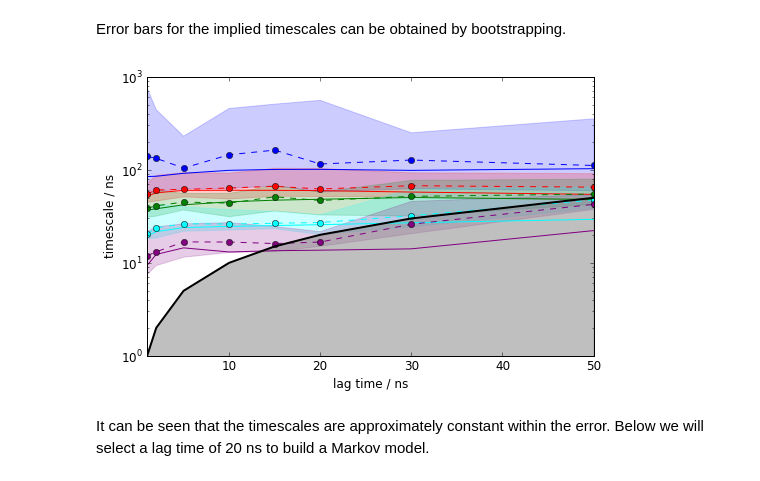
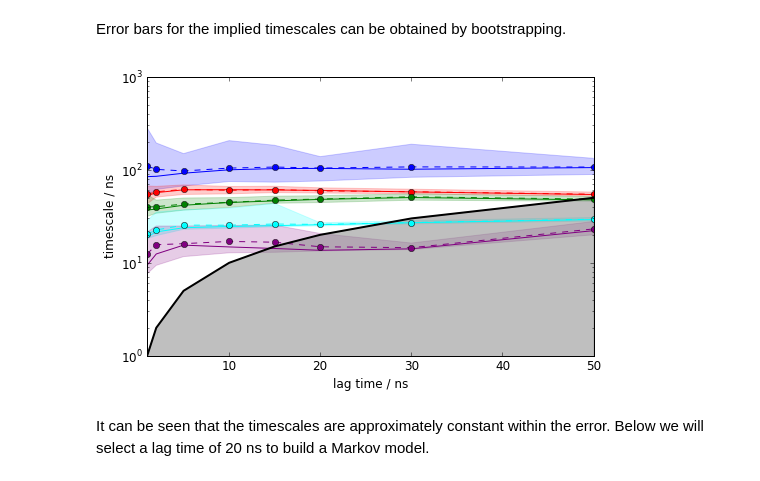
Before and after one commit to markovmodel/PyEMMA_IPython, a Jupyter notebook: md2msm_penta_peptide/md2msm_penta_peptide.ipynb, the cells around one changed output. Drawn from its saved outputs; the diff is of its cells as text; code cells hidden in the pictures.

```diff
--- a/md2msm_penta_peptide/md2msm_penta_peptide.ipynb
+++ b/md2msm_penta_peptide/md2msm_penta_peptide.ipynb
@@ -24,6 +24,13 @@ Now we import the PyEMMA modules required for the following steps.
 import pyemma.coordinates as coor
 import pyemma.msm as msm
 import pyemma.plots as mpl
+# %%
+def save_figure(name):
+    # change these if wanted
+    do_save = True
+    fig_dir = '/Users/noe/data/papers/EMMA2/figs/penta_peptide/'
+    if do_save:
+        savefig(fig_dir + name, bbox_inches='tight')
 # %% [markdown]
 Load pentapeptide coordinates and select features
 ------
@@ -202,8 +207,11 @@ its.bootstrap(nsample=25)
+# %%
+its = msm.timescales_msm(dtrajs, lags=lags, nits=5, errors='bayes')
 # %%
 mpl.plot_implied_timescales(its, ylog=True, units='ns')
 ylim(1,1000);
+save_figure('its.png')
 # %% [output]
-[figure, old version]
+[figure, new version]
 # %% [markdown]
 It can be seen that the timescales are approximately constant within the error. Below we will select a lag time of 20 ns to build a Markov model.
 # %% [markdown]
```
Also changed, not shown: parts of 18 cells of this notebook.
